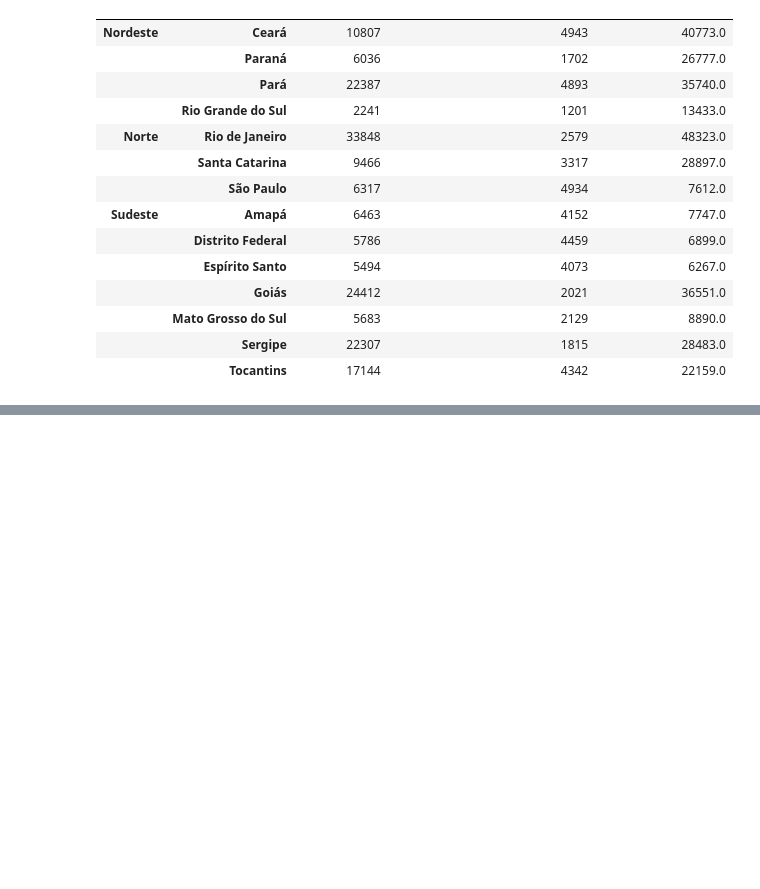
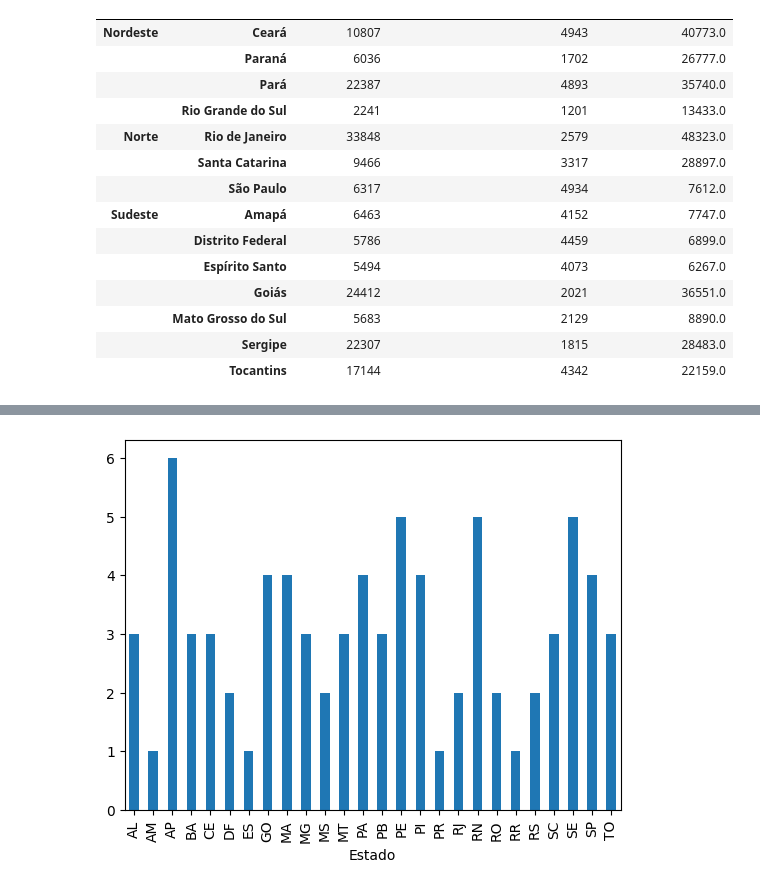
Before and after one commit to dsreliete/Womakerscode-DA-colabs, a Jupyter notebook: [Notebook]_Python_para_Dados_Pandas.ipynb, the cells around one changed output, grey strips where cells are left out. Saved outputs shown, nothing was run; the diff lists cells and outputs as text; code cells hidden in the pictures; blank space fills up the shorter version.

```diff
--- a/[Notebook]_Python_para_Dados_Pandas.ipynb
+++ b/[Notebook]_Python_para_Dados_Pandas.ipynb
@@ -1057,0 +1102,7 @@ df_5.iloc[0:3, :4] #busca igual de lista: o ultimo menos 1
+# %%
+from matplotlib import pyplot as plt
+df_graf1 = df_respostas.groupby('Estado')['Data de Inscrição'].count()
+df_graf1.plot(kind='bar')
+plt.show()
+# %% [output]
+[figure, added]
```
Also changed, not shown: parts of 17 cells of this notebook.
